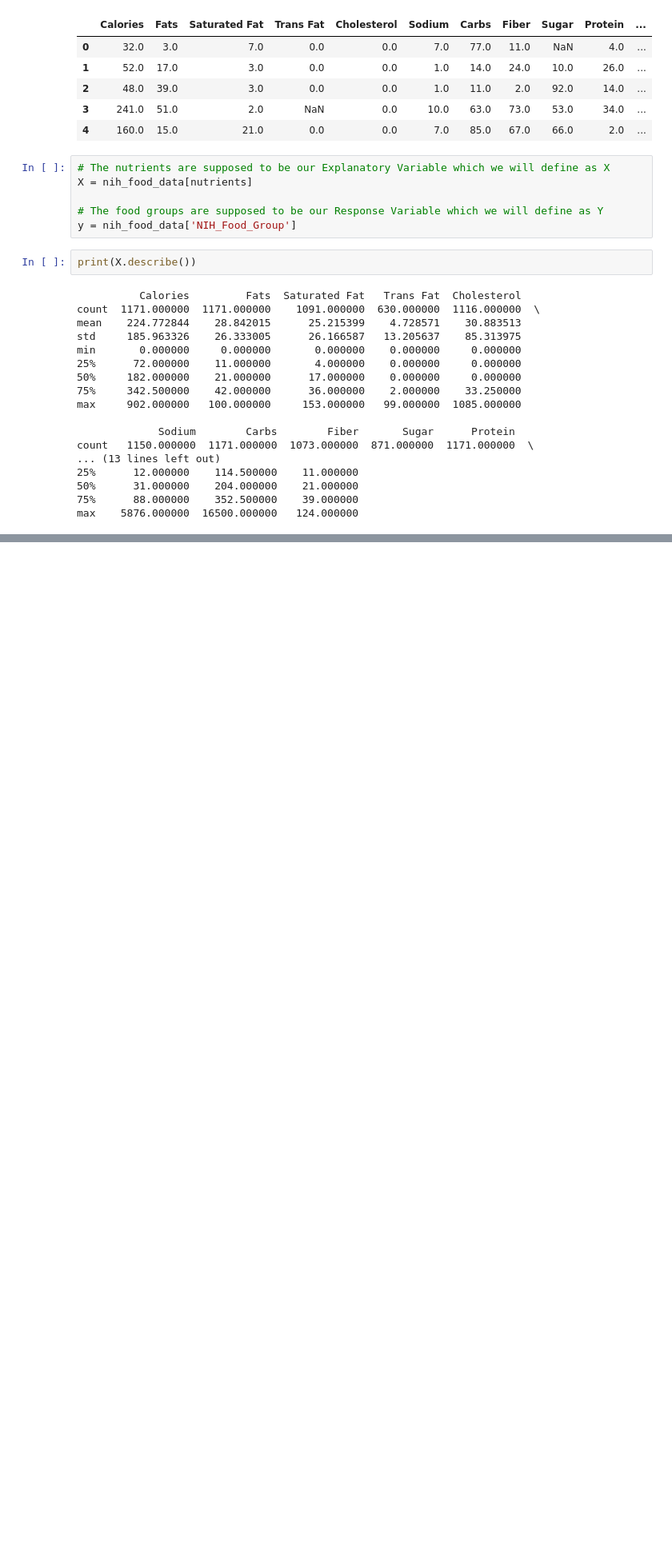
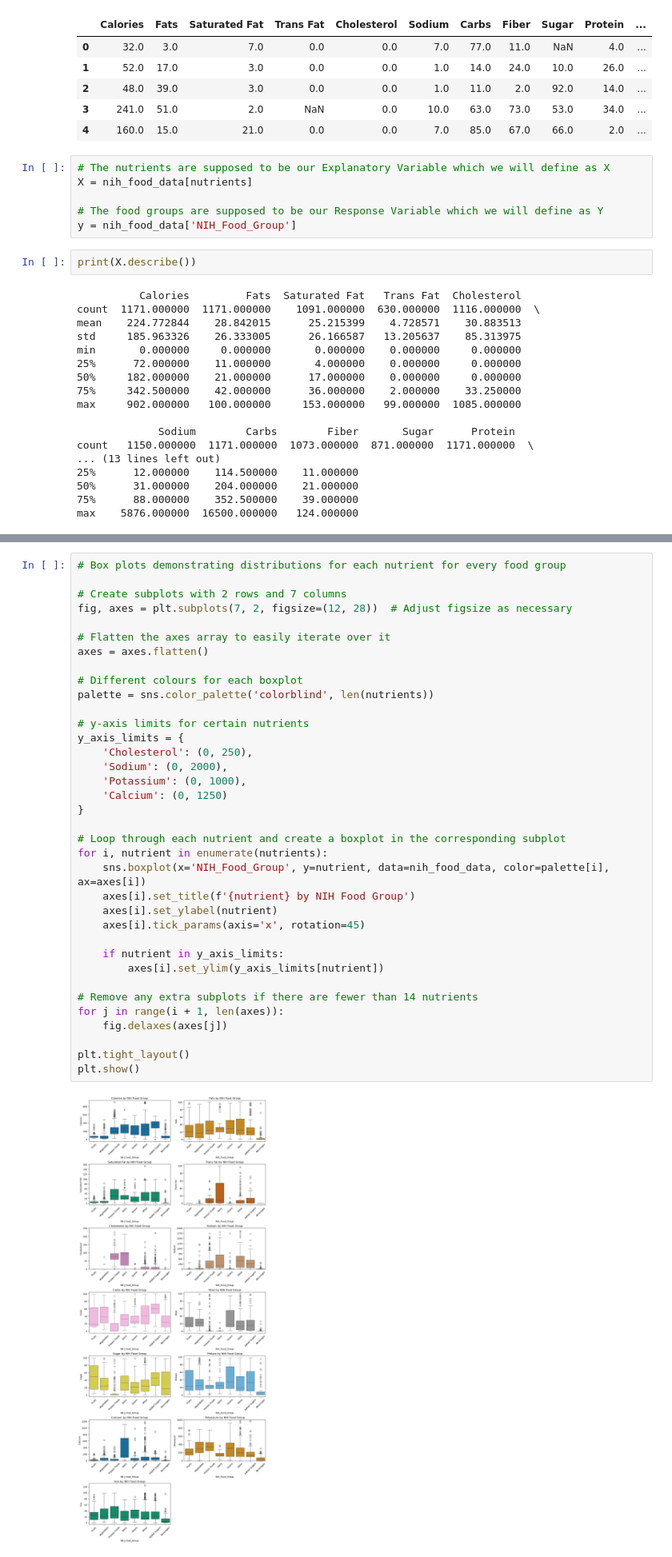
Before and after one commit to armanh04/food_group_classification, a Jupyter notebook: exploratory_data_analysis.ipynb, the cells around one changed output, grey strips where cells are left out. Shown: that part at 80% size. Saved outputs shown, nothing was run; the diff lists cells and outputs as text; blank space fills up the shorter version.

```diff
--- a/exploratory_data_analysis.ipynb
+++ b/exploratory_data_analysis.ipynb
@@ -254,0 +301,38 @@ max    5876.000000  16500.000000   124.000000
+# %%
+# Box plots demonstrating distributions for each nutrient for every food group
+
+# Create subplots with 2 rows and 7 columns
+fig, axes = plt.subplots(7, 2, figsize=(12, 28))  # Adjust figsize as necessary
+
+# Flatten the axes array to easily iterate over it
+axes = axes.flatten()
+
+# Different colours for each boxplot
+palette = sns.color_palette('colorblind', len(nutrients))
+
+# y-axis limits for certain nutrients
+y_axis_limits = {
+    'Cholesterol': (0, 250),
+    'Sodium': (0, 2000),
+    'Potassium': (0, 1000),
+    'Calcium': (0, 1250)
+}
+
+# Loop through each nutrient and create a boxplot in the corresponding subplot
+for i, nutrient in enumerate(nutrients):
+    sns.boxplot(x='NIH_Food_Group', y=nutrient, data=nih_food_data, color=palette[i], ax=axes[i])
+    axes[i].set_title(f'{nutrient} by NIH Food Group')
+    axes[i].set_ylabel(nutrient)
+    axes[i].tick_params(axis='x', rotation=45)
+
+    if nutrient in y_axis_limits:
+        axes[i].set_ylim(y_axis_limits[nutrient])
+
+# Remove any extra subplots if there are fewer than 14 nutrients
+for j in range(i + 1, len(axes)):
+    fig.delaxes(axes[j])
+
+plt.tight_layout()
+plt.show()
+# %% [output]
+[figure, added]
```
Also changed, not shown: parts of 1 cell of this notebook.
